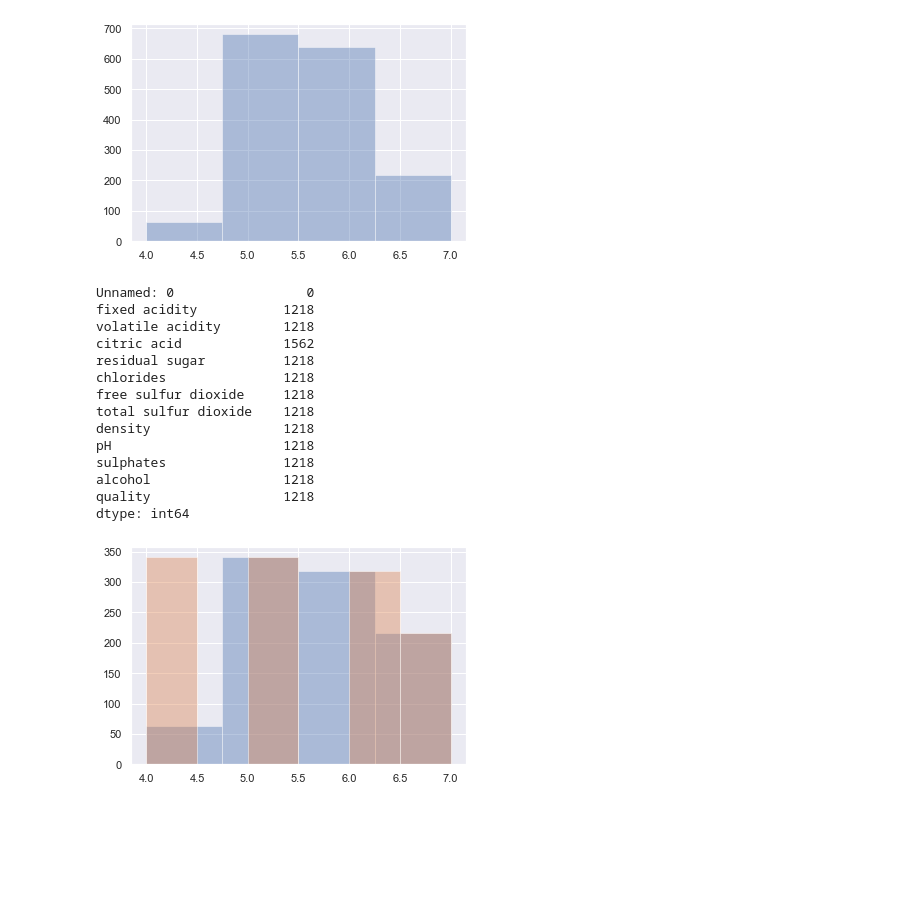
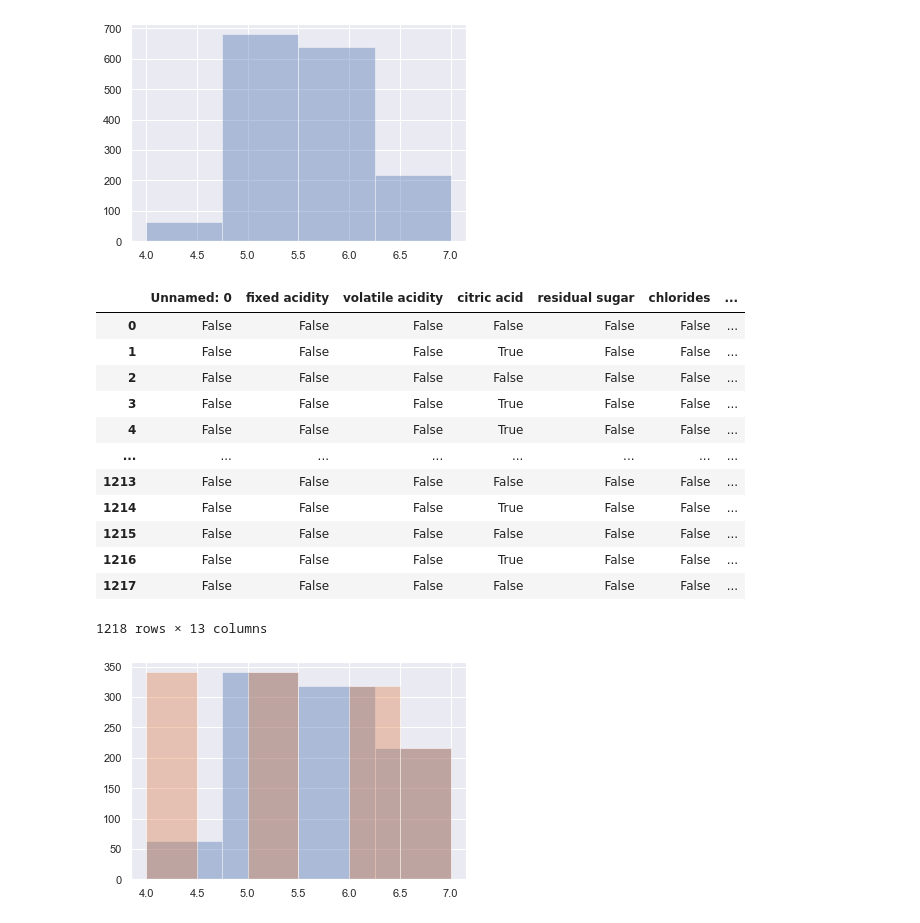
Before and after one commit to mateuszwojcik12/wine-quality-ml, a Jupyter notebook: project.ipynb, the cells around one changed output. Saved outputs shown, nothing was run; the diff lists cells and outputs as text; code cells hidden in the pictures; blank space fills up the shorter version.

```diff
--- a/project.ipynb
+++ b/project.ipynb
@@ -56,42 +56,40 @@ sns.distplot(Y, kde=False, bins=4)
 # %%
 # usunięcie nadmiaru danych
 red_wines = red_wines.drop(red_wines.query('quality == 5').sample(frac=.5).index)
 red_wines = red_wines.drop(red_wines.query('quality == 6').sample(frac=.5).index)
 X = red_wines.iloc[:, :-1]
 Y = red_wines.iloc[:, -1:]
 
 sns.set(color_codes=True)
 sns.distplot(Y, kde=False, bins=4)
 
 # duplikacja danych
 from imblearn.over_sampling import SMOTE
 smote = SMOTE("minority")
 X, Y = smote.fit_sample(X, Y)
 sns.distplot(Y, kde=False, bins=6)
 
 frames = [X, Y]
 red_wines = pd.concat(frames)
 # red_wines.to_csv("red_wines_after_over_sampling.csv")
 
 red_wines = pd.read_csv("data.csv")
 X = red_wines.iloc[:, :-1]
 Y = red_wines.iloc[:, -1:]
 
 red_wines.isnull()
-red_wines.isnull().sum()
 # %% [output]
+|  | Unnamed: 0 | fixed acidity | volatile acidity | citric acid | residual sugar | chlorides | ... |
+| 0 | False | False | False | False | False | False | ... |
+| 1 | False | False | False | True | False | False | ... |
+| 2 | False | False | False | False | False | False | ... |
+| 3 | False | False | False | True | False | False | ... |
+| 4 | False | False | False | True | False | False | ... |
+| ... | ... | ... | ... | ... | ... | ... | ... |
+| 1213 | False | False | False | False | False | False | ... |
+| 1214 | False | False | False | True | False | False | ... |
+| 1215 | False | False | False | False | False | False | ... |
+| 1216 | False | False | False | True | False | False | ... |
+| 1217 | False | False | False | False | False | False | ... |
-Unnamed: 0                 0
-fixed acidity           1218
-volatile acidity        1218
-citric acid             1562
-residual sugar          1218
-chlorides               1218
-free sulfur dioxide     1218
-total sulfur dioxide    1218
-density                 1218
-pH                      1218
-sulphates               1218
-alcohol                 1218
-quality                 1218
-dtype: int64
+1218 rows × 13 columns
 [figure]
```
Also changed, not shown: parts of 1 cell of this notebook.
